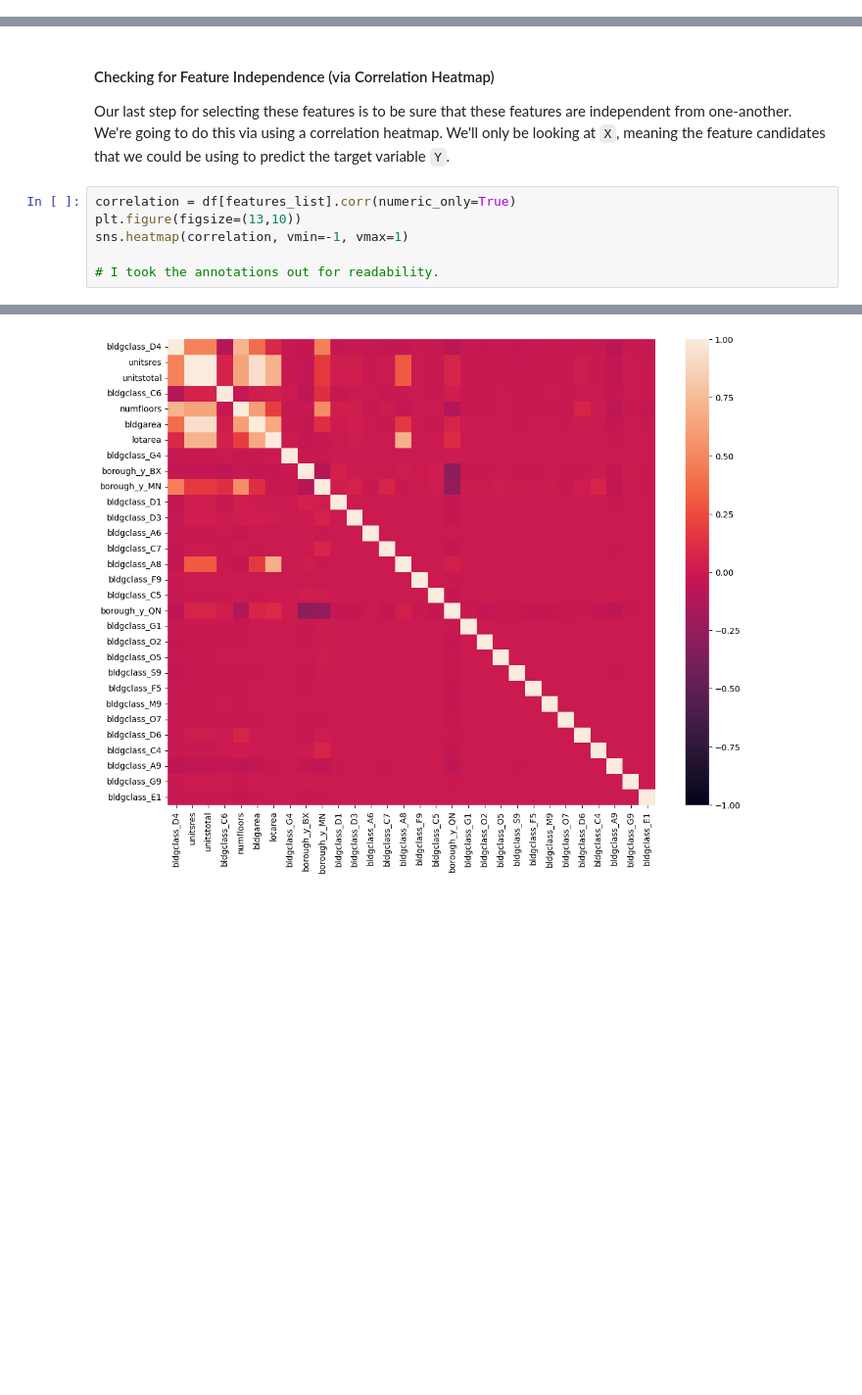
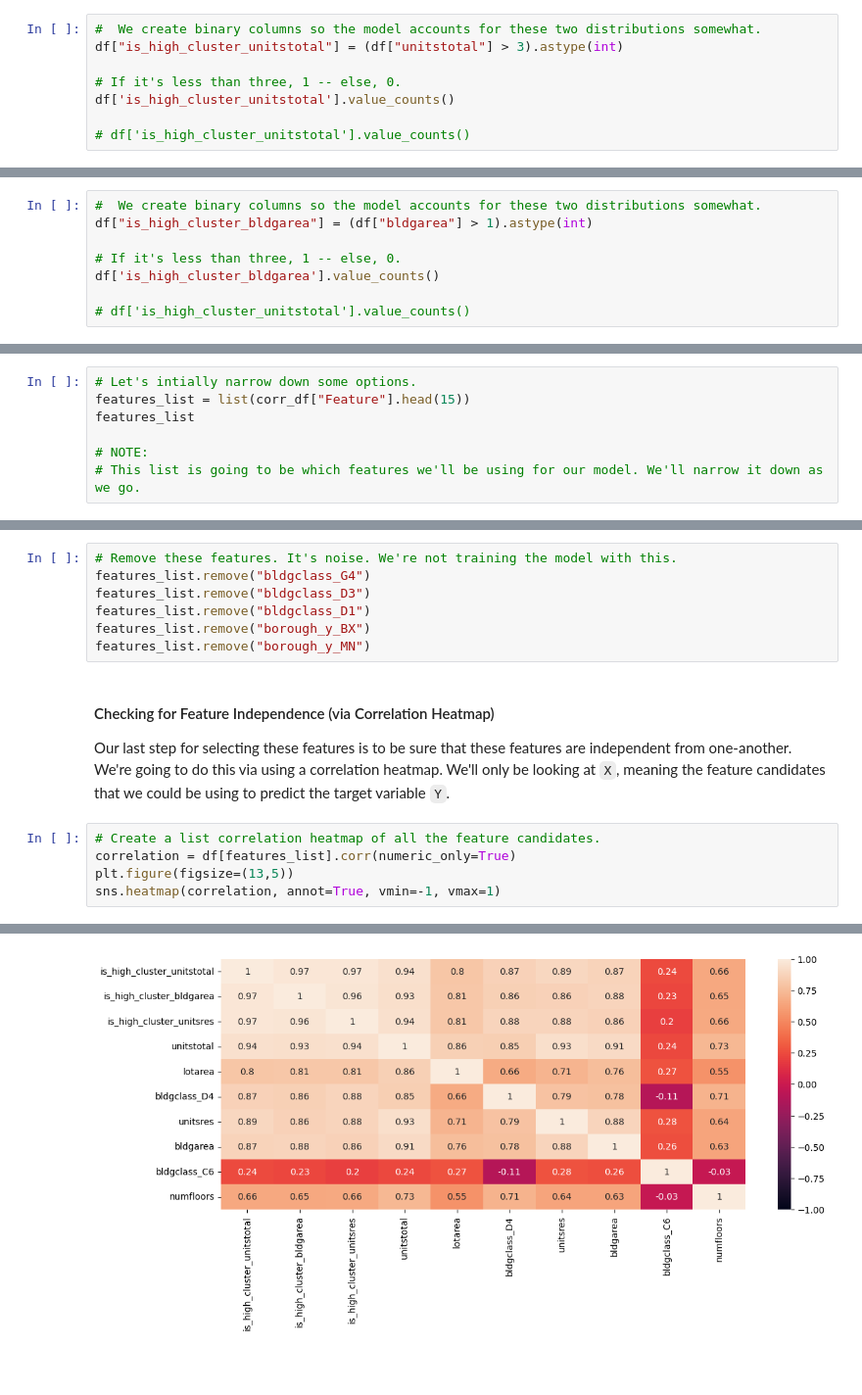
Before and after one commit to jehuhta/Intro_ML, a Jupyter notebook: ex1_main.ipynb, the cells around one changed output, grey strips where cells are left out. Shown at 98% size. Cells and saved outputs as stored; diff of their text form; blank space fills up the shorter version.

```diff
--- a/ex1_basic.ipynb
+++ b/ex1_main.ipynb
@@ -279,0 +386,8 @@ Rows left: 26016
+# %%
+#  We create binary columns so the model accounts for these two distributions somewhat.
+df["is_high_cluster_unitstotal"] = (df["unitstotal"] > 3).astype(int)
+
+# If it's less than three, 1 -- else, 0.
+df['is_high_cluster_unitstotal'].value_counts()
+
+# df['is_high_cluster_unitstotal'].value_counts()
@@ -279,0 +421,8 @@ Rows left: 26016
+# %%
+#  We create binary columns so the model accounts for these two distributions somewhat.
+df["is_high_cluster_bldgarea"] = (df["bldgarea"] > 1).astype(int)
+
+# If it's less than three, 1 -- else, 0.
+df['is_high_cluster_bldgarea'].value_counts()
+
+# df['is_high_cluster_unitstotal'].value_counts()
@@ -357,0 +483,7 @@ features_list
+# %%
+# Let's intially narrow down some options.
+features_list = list(corr_df["Feature"].head(15))
+features_list
+
+# NOTE:
+# This list is going to be which features we'll be using for our model. We'll narrow it down as we go.
@@ -358,15 +564,21 @@ features_list
+# %%
+# Remove these features. It's noise. We're not training the model with this.
+features_list.remove("bldgclass_G4")
+features_list.remove("bldgclass_D3")
+features_list.remove("bldgclass_D1")
+features_list.remove("borough_y_BX")
+features_list.remove("borough_y_MN")
 # %% [markdown]
 #### Checking for Feature Independence (via Correlation Heatmap)
 
 Our last step for selecting these features is to be sure that these features are independent from one-another. We're going to do this via using a correlation heatmap. We'll only be looking at `X`, meaning the feature candidates that we could be using to predict the target variable `Y`.
 # %%
+# Create a list correlation heatmap of all the feature candidates.
 correlation = df[features_list].corr(numeric_only=True)
-plt.figure(figsize=(13,10))
-sns.heatmap(correlation, vmin=-1, vmax=1)
-
-# I took the annotations out for readability.
+plt.figure(figsize=(13,5))
+sns.heatmap(correlation, annot=True, vmin=-1, vmax=1)
 # %% [output]
 <Axes: >
-[figure, old version]
+[figure, new version]
 # %% [markdown]
 ####
```
Also changed, not shown: parts of 48 cells of this notebook, 3 other files.
